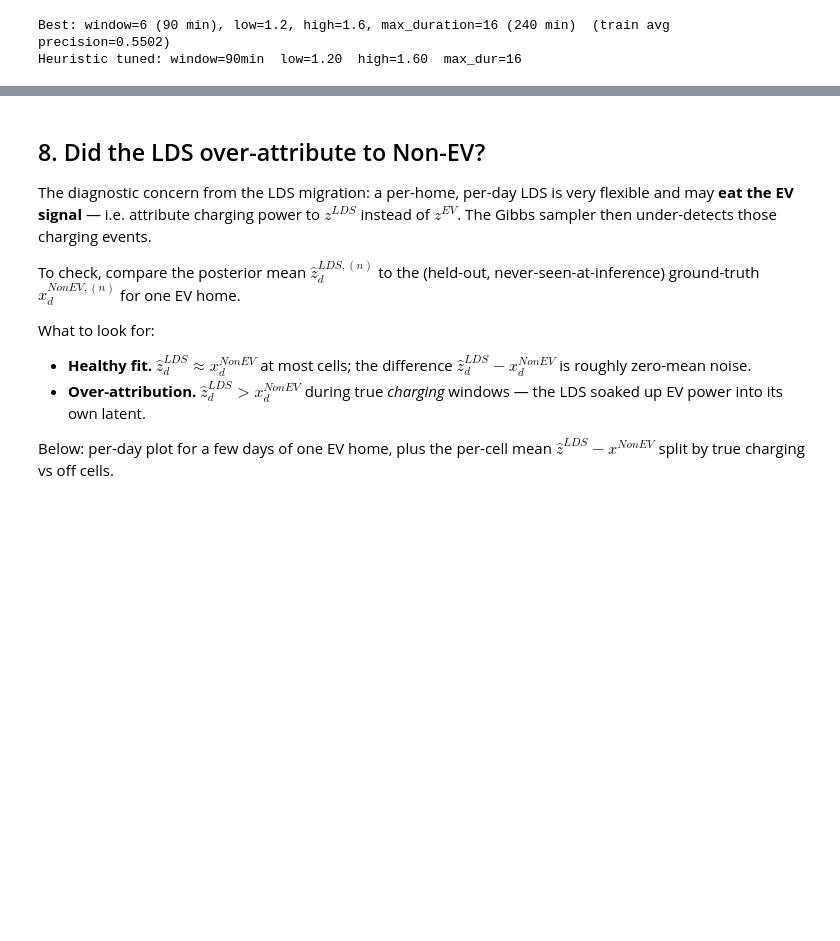
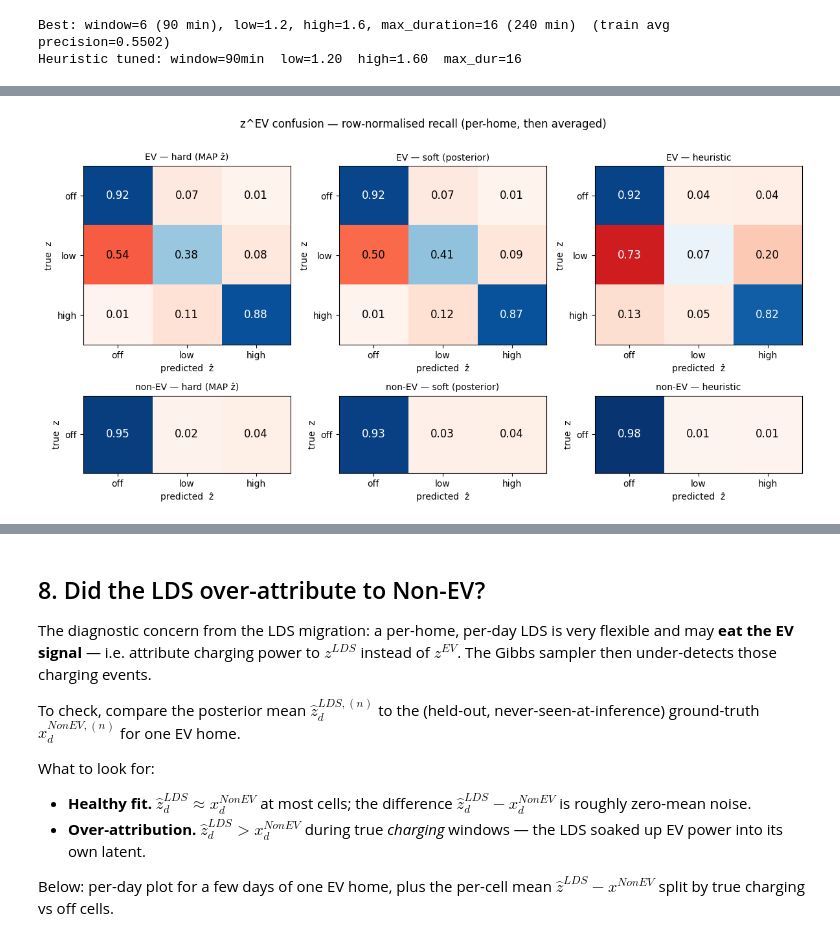
Before and after one commit to jackellishsieh/residential-power-forecasting, a Jupyter notebook: notebooks/jack/infer-model.ipynb, the cells around one changed output, grey strips where cells are left out. Drawn from its saved outputs; the diff is of its cells as text; code cells hidden in the pictures; blank space fills up the shorter version.

```diff
--- a/notebooks/jack/infer-model.ipynb
+++ b/notebooks/jack/infer-model.ipynb
@@ -220,0 +200,19 @@ z confusion — EV homes (C_true=1)  (N=2 homes)
+# %%
+variants = [('ev_z_hard', 'non_ev_z_hard', 'hard (MAP ẑ)'),
+            ('ev_z_soft', 'non_ev_z_soft', 'soft (posterior)'),
+            ('ev_z_heur', 'non_ev_z_heur', 'heuristic')]
+
+fig, axes = plt.subplots(2, 3, figsize=(12, 6),
+                         gridspec_kw={'height_ratios': [3, 1.3]})
+for j, (evk, nevk, name) in enumerate(variants):
+    if results[evk] is not None:
+        ip.plot_z_confusion(results[evk], [0, 1, 2],
+                            f'EV — {name}', ax=axes[0, j])
+    if results[nevk] is not None:
+        ip.plot_z_confusion(results[nevk][:1], [0],
+                            f'non-EV — {name}', ax=axes[1, j])
+fig.suptitle('z^EV confusion — row-normalised recall (per-home, then averaged)',
+             y=1.01)
+plt.tight_layout(); plt.show()
+# %% [output]
+[figure, added]
```
Also changed, not shown: parts of 36 cells of this notebook, 13 other files.
